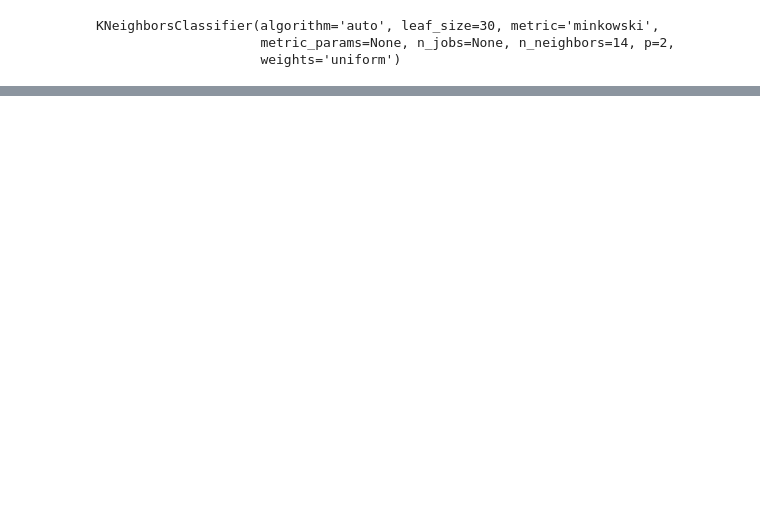
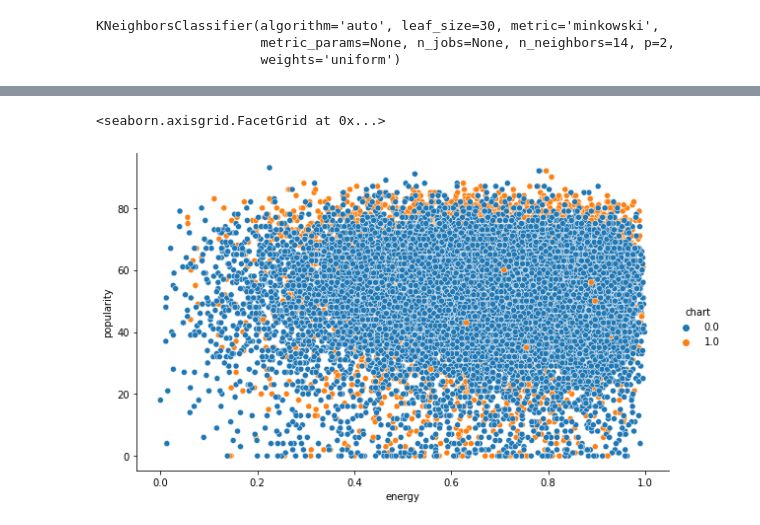
Before and after one commit to kyle-rgb/Spotify_Project, a Jupyter notebook: notebooks/New_Class.ipynb, the cells around one changed output, grey strips where cells are left out. Saved outputs shown, nothing was run; the diff lists cells and outputs as text; code cells hidden in the pictures; blank space fills up the shorter version.

```diff
--- a/notebooks/New_Class.ipynb
+++ b/notebooks/New_Class.ipynb
@@ -92,0 +482,2 @@ array([2, 5, 9, ..., 5, 2, 7], dtype=int64)
+# %%
+attributes.release_date = pd.to_datetime(attributes.release_date)
@@ -92,0 +718,5 @@ array([2, 5, 9, ..., 5, 2, 7], dtype=int64)
+# %%
+sns.relplot(data=attributes, x="energy", y="popularity", hue="chart", aspect=1.61)
+# %% [output]
+<seaborn.axisgrid.FacetGrid at 0x...>
+[figure, added]
```
Also changed, not shown: parts of 127 cells of this notebook.
